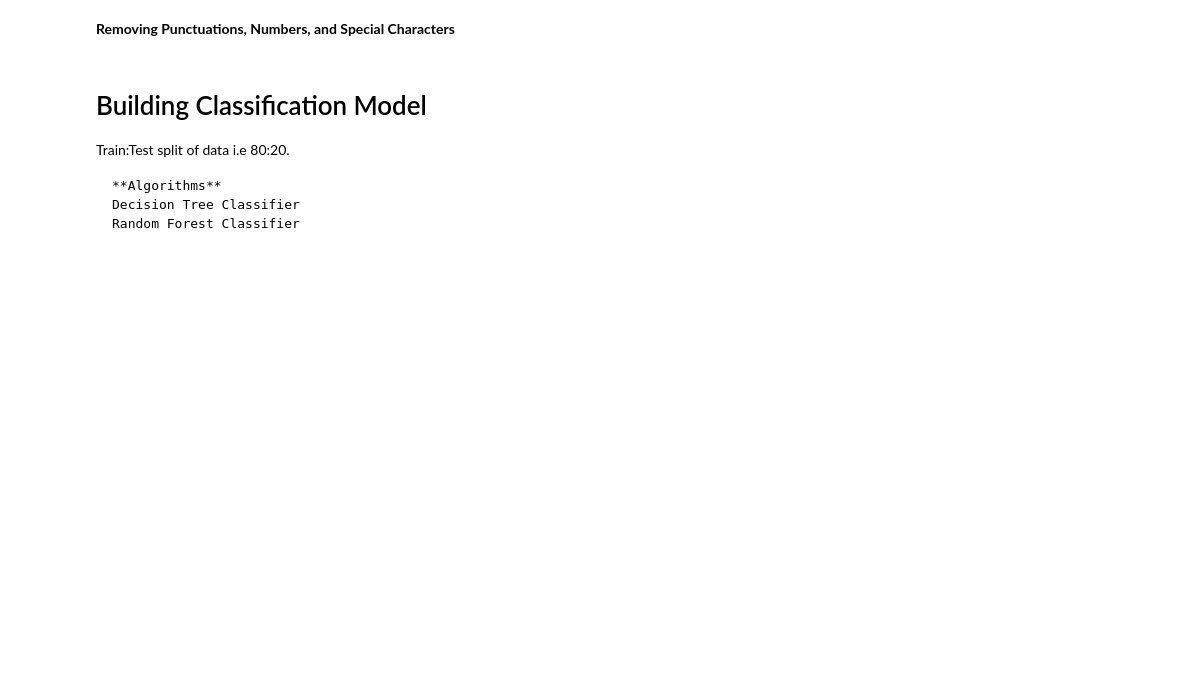
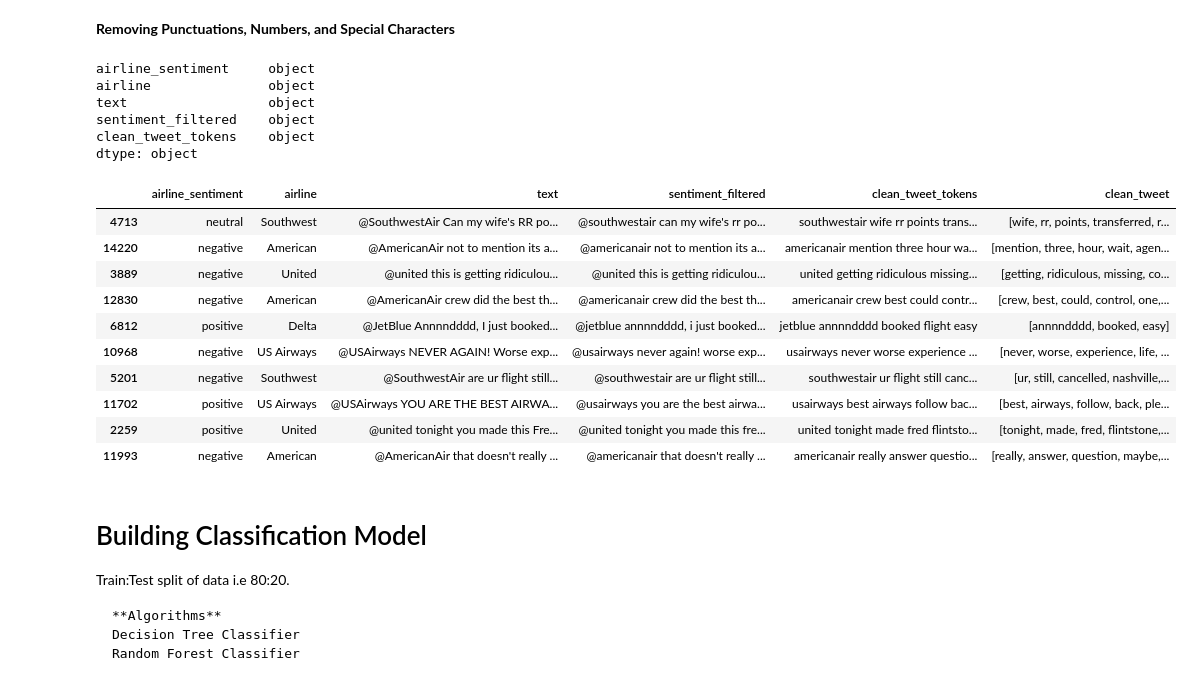
Before and after one commit to shritidatta/Predict_Customer_Sentiment, a Jupyter notebook: Usecase-3_Predict_Customer_Sentiment.ipynb, the cells around one changed output. Drawn from its saved outputs; the diff is of its cells as text; code cells hidden in the pictures; blank space fills up the shorter version.

```diff
--- a/Usecase-3_Predict_Customer_Sentiment.ipynb
+++ b/Usecase-3_Predict_Customer_Sentiment.ipynb
@@ -310,9 +315,0 @@ wordlist_pos = final_sentence_pos.split()
-# %%
-wordfreq_neg = []
-# wordfreq_pos = []
-
-for w in wordlist_neg:
-    wordfreq_neg.append(wordlist_neg.count(w))
-
-freq_neg = list(zip(wordlist_neg, wordfreq_neg)).sort(reverse=True)
-print("Pairs\n", freq_neg[:10])
@@ -325,10 +323,0 @@ f
-# %%
-wordfreq_pos = []
-
-for w in wordlist_pos:
-    wordfreq_pos.append(wordlist_pos.count(w))
-
-print("String\n" + final_sentence_pos +"\n")
-print("List\n" + str(wordlist_pos) + "\n")
-print("Frequencies\n" + str(wordfreq_pos) + "\n")
-print("Pairs\n" + str(list(zip(wordlist_pos, wordfreq_pos))))
@@ -365,5 +330,2 @@ Frequency of each Positive word in positive tweet
 # %% [markdown]
  **Removing Punctuations, Numbers, and Special Characters**
-# %%
-airline_data_df['clean_tweet'] = airline_data_df['sentiment_filtered'].apply(lambda x: x.split())
-airline_data_df.head()
@@ -397,3 +332,34 @@ plt.show()
+# %%
+airline_data_df.dtypes
+# %% [output]
+airline_sentiment     object
+airline               object
+text                  object
+sentiment_filtered    object
+clean_tweet_tokens    object
+dtype: object
+# %%
+# Converting 'Object' datatype to 'String'
+airline_data_df['clean_tweet_tokens'] = airline_data_df['clean_tweet_tokens'].astype("string")
+
+airline_data_df['clean_tweet'] = airline_data_df['clean_tweet_tokens'].apply(lambda x: x.split())
+
+# Remove Stop words and other words
+airline_data_df['clean_tweet'] = airline_data_df['clean_tweet'].apply(lambda x: [w for w in x if not w in union_ignorewords_stopwords])
+# %%
+airline_data_df.sample(10)
+# %% [output]
+|  | airline_sentiment | airline | text | sentiment_filtered | clean_tweet_tokens | clean_tweet |
+| 4713 | neutral | Southwest | @SouthwestAir Can my wife's RR po... | @southwestair can my wife's rr po... | southwestair wife rr points trans... | [wife, rr, points, transferred, r... |
+| 14220 | negative | American | @AmericanAir not to mention its a... | @americanair not to mention its a... | americanair mention three hour wa... | [mention, three, hour, wait, agen... |
+| 3889 | negative | United | @united this is getting ridiculou... | @united this is getting ridiculou... | united getting ridiculous missing... | [getting, ridiculous, missing, co... |
+| 12830 | negative | American | @AmericanAir crew did the best th... | @americanair crew did the best th... | americanair crew best could contr... | [crew, best, could, control, one,... |
+| 6812 | positive | Delta | @JetBlue Annnndddd, I just booked... | @jetblue annnndddd, i just booked... | jetblue annnndddd booked flight easy | [annnndddd, booked, easy] |
+| 10968 | negative | US Airways | @USAirways NEVER AGAIN! Worse exp... | @usairways never again! worse exp... | usairways never worse experience ... | [never, worse, experience, life, ... |
+| 5201 | negative | Southwest | @SouthwestAir are ur flight still... | @southwestair are ur flight still... | southwestair ur flight still canc... | [ur, still, cancelled, nashville,... |
+| 11702 | positive | US Airways | @USAirways YOU ARE THE BEST AIRWA... | @usairways you are the best airwa... | usairways best airways follow bac... | [best, airways, follow, back, ple... |
+| 2259 | positive | United | @united tonight you made this Fre... | @united tonight you made this fre... | united tonight made fred flintsto... | [tonight, made, fred, flintstone,... |
+| 11993 | negative | American | @AmericanAir that doesn't really ... | @americanair that doesn't really ... | americanair really answer questio... | [really, answer, question, maybe,... |
 # %% [markdown]
 # Building Classification Model
 
```
Also changed, not shown: parts of 35 cells of this notebook, 1 other file.
